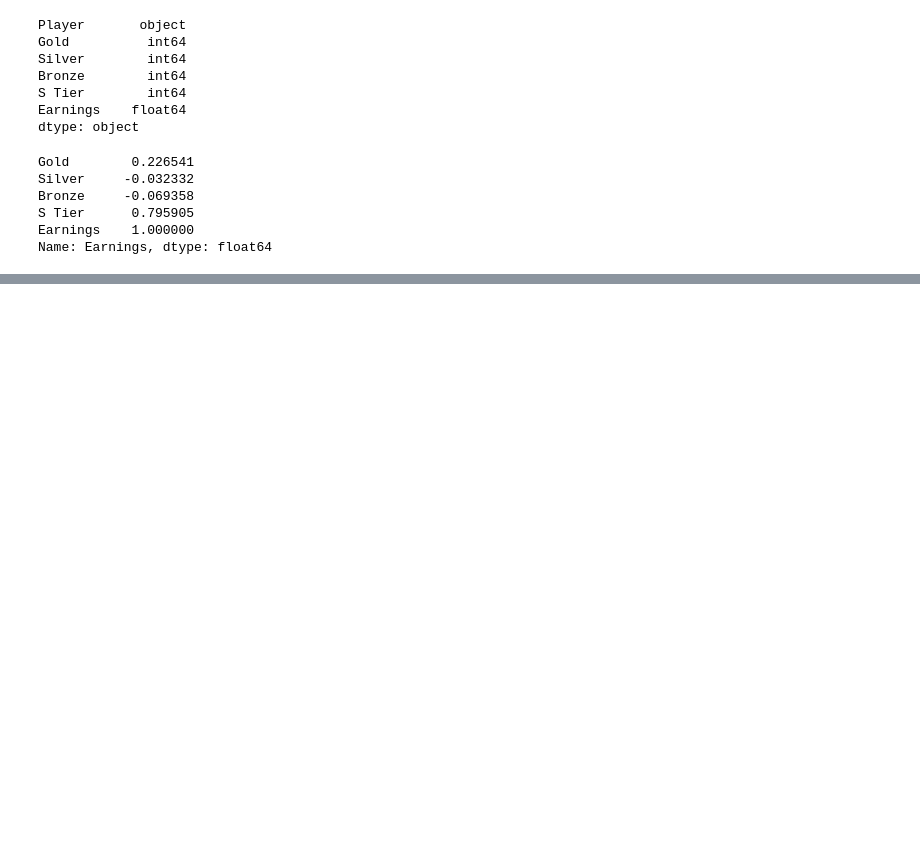
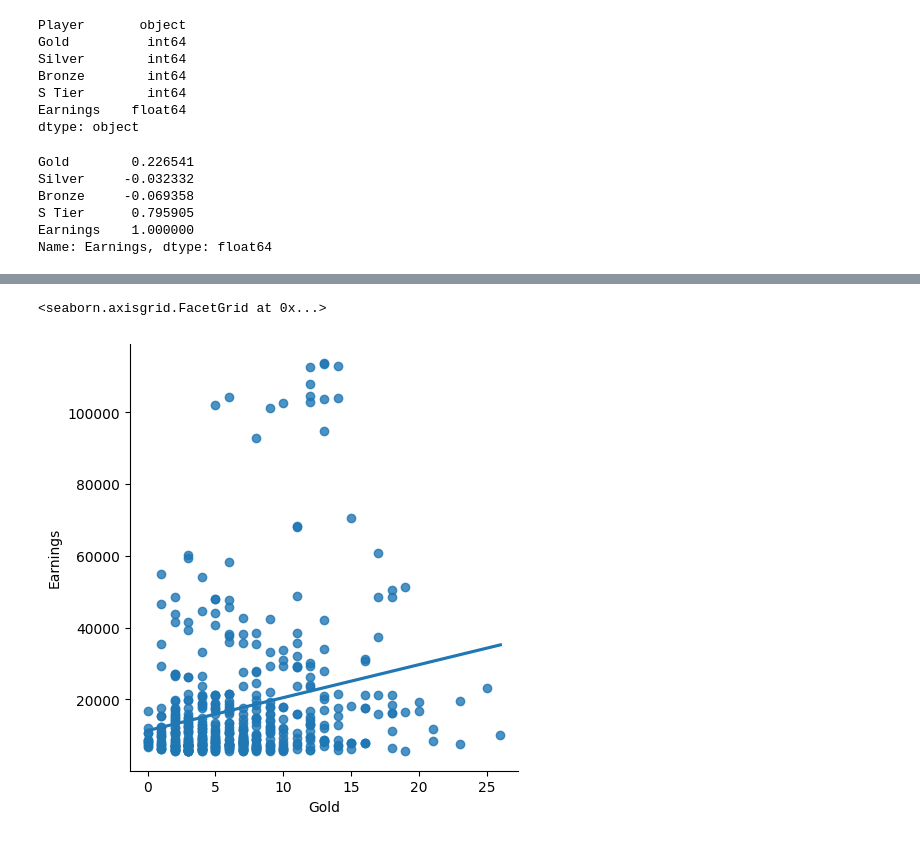
Before and after one commit to Ssserafimm/ml-player-earnings-predictor, a Jupyter notebook: earnings_prediction.ipynb, the cells around one changed output, grey strips where cells are left out. Cells and saved outputs as stored; diff of their text form; code cells hidden in the pictures; blank space fills up the shorter version.

```diff
--- a/earnings_prediction.ipynb
+++ b/earnings_prediction.ipynb
@@ -71,0 +82,5 @@ Name: Earnings, dtype: float64
+# %%
+sns.lmplot(x="Gold", y="Earnings", data=players, fit_reg=True, ci=None)
+# %% [output]
+<seaborn.axisgrid.FacetGrid at 0x...>
+[figure, added]
```
Also changed, not shown: parts of 8 cells of this notebook.
